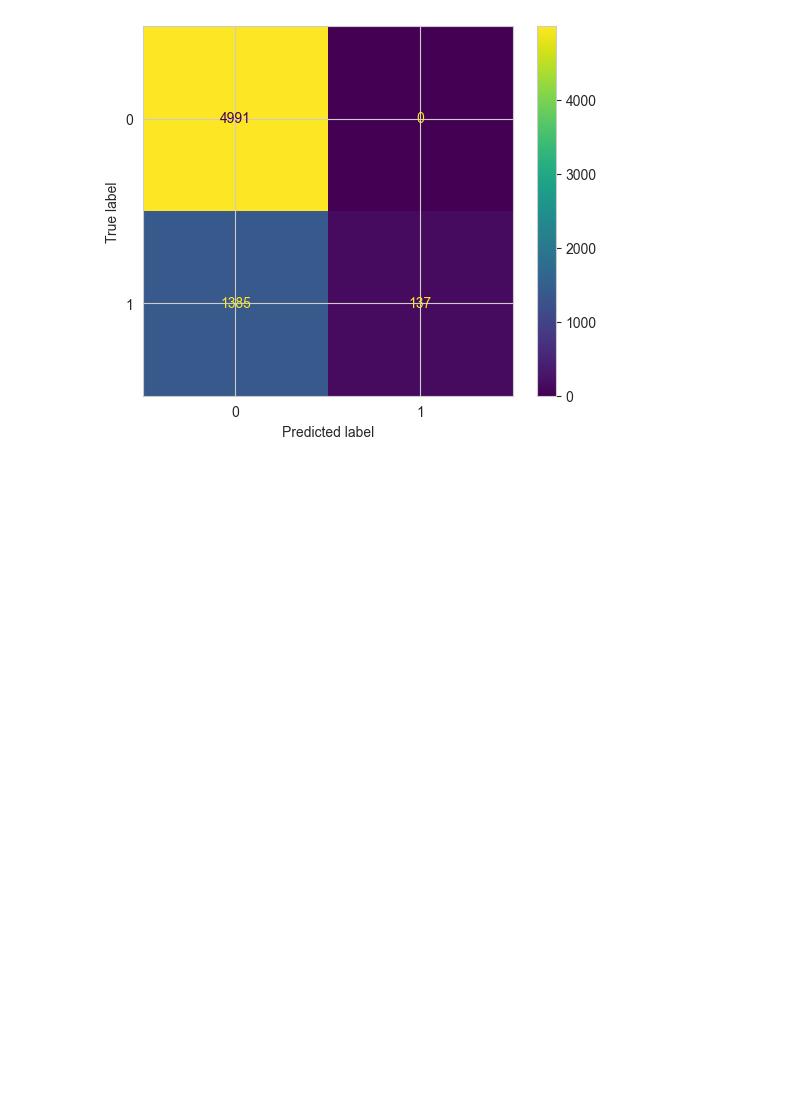
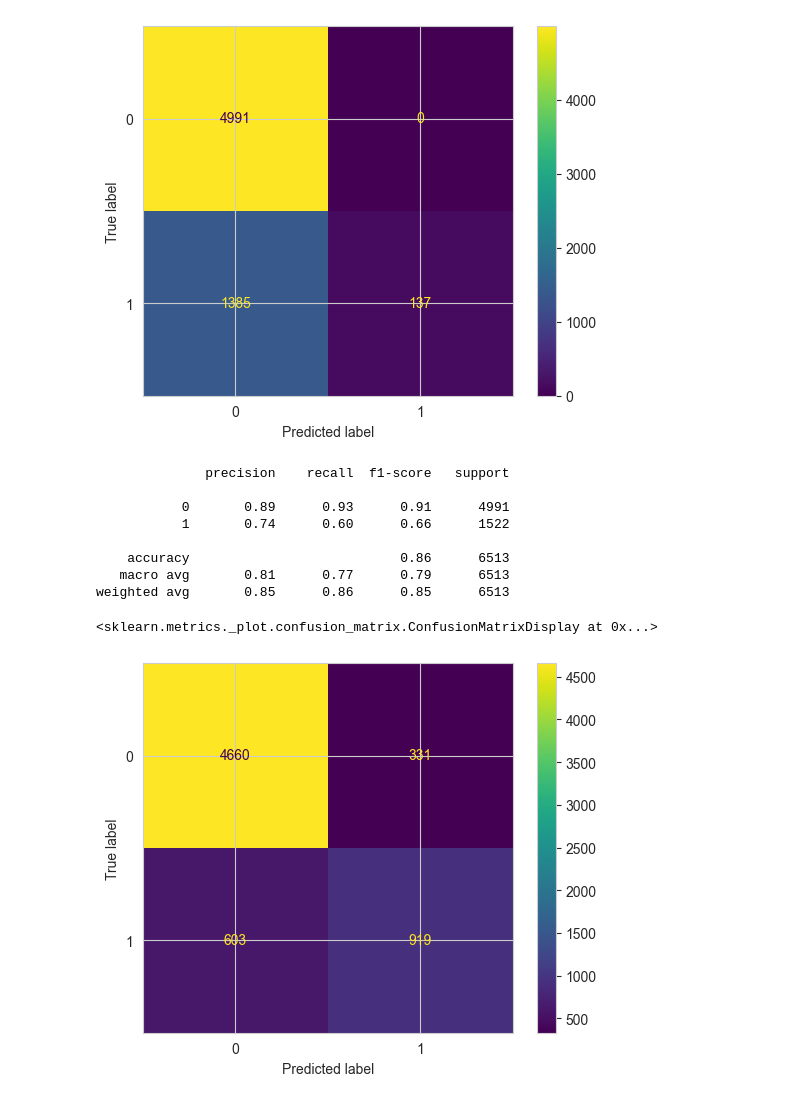
Before and after one commit to OmerSav/AdultCensusIncomeClassification, a Jupyter notebook: notebooks/0.2-os-train-models.ipynb, the cells around one changed output. Drawn from its saved outputs; the diff is of its cells as text; code cells hidden in the pictures; blank space fills up the shorter version.

```diff
--- a/notebooks/0.2-os-train-models.ipynb
+++ b/notebooks/0.2-os-train-models.ipynb
@@ -312,3 +354,24 @@ ConfusionMatrixDisplay.from_predictions(y_test, y_test_pred)
 # %% [output]
 <sklearn.metrics._plot.confusion_matrix.ConfusionMatrixDisplay at 0x...>
 [figure]
+# %%
+from sklearn.ensemble import AdaBoostClassifier, GradientBoostingClassifier
+
+ada_model = AdaBoostClassifier()
+
+ada_model.fit(X_train, y_train)
+
+y_test_pred = ada_model.predict(X_test)
+print(classification_report(y_test, y_test_pred))
+ConfusionMatrixDisplay.from_predictions(y_test, y_test_pred)
+# %% [output]
+              precision    recall  f1-score   support
+
+           0       0.89      0.93      0.91      4991
+           1       0.74      0.60      0.66      1522
+
+    accuracy                           0.86      6513
+   macro avg       0.81      0.77      0.79      6513
+weighted avg       0.85      0.86      0.85      6513
+<sklearn.metrics._plot.confusion_matrix.ConfusionMatrixDisplay at 0x...>
+[figure, added]
```
Also changed, not shown: parts of 11 cells of this notebook, 2 other files.
